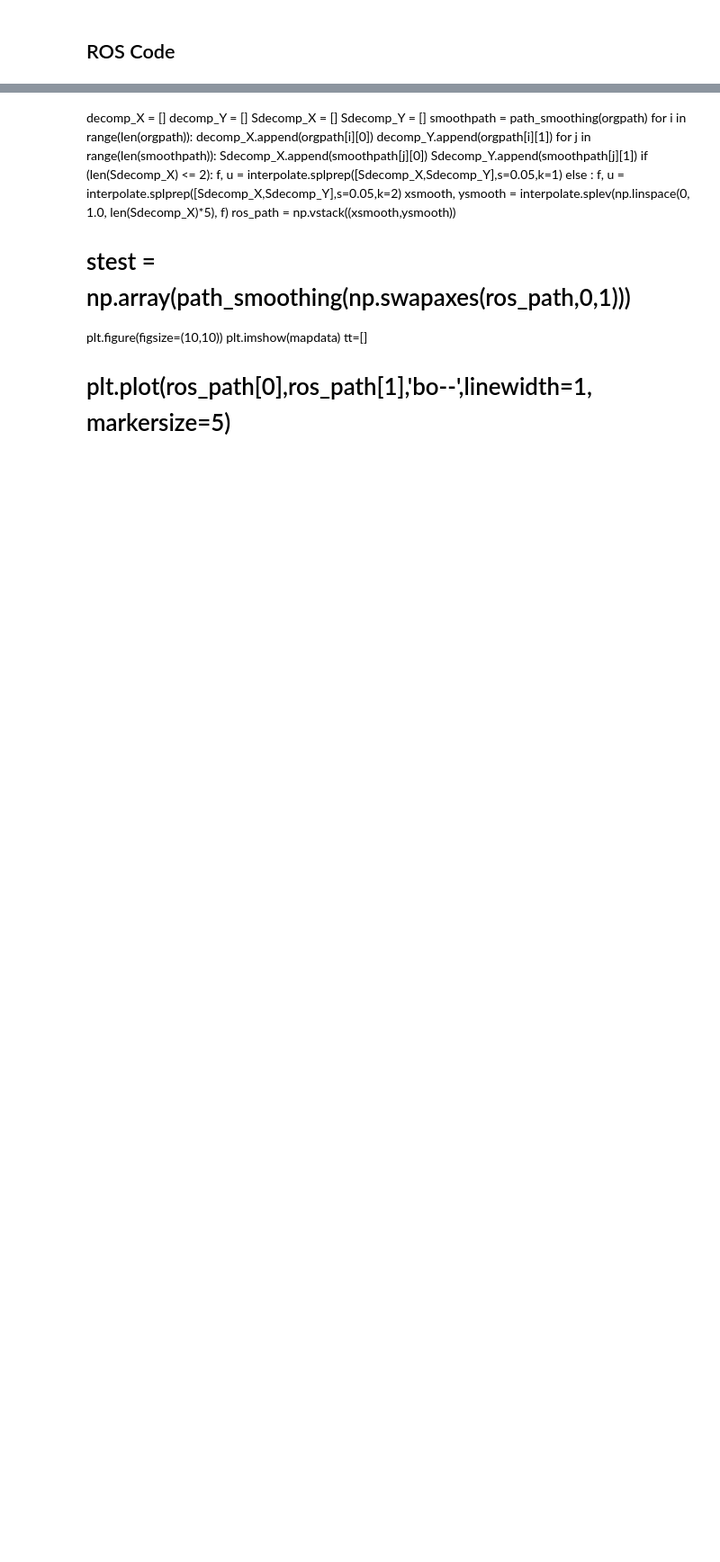
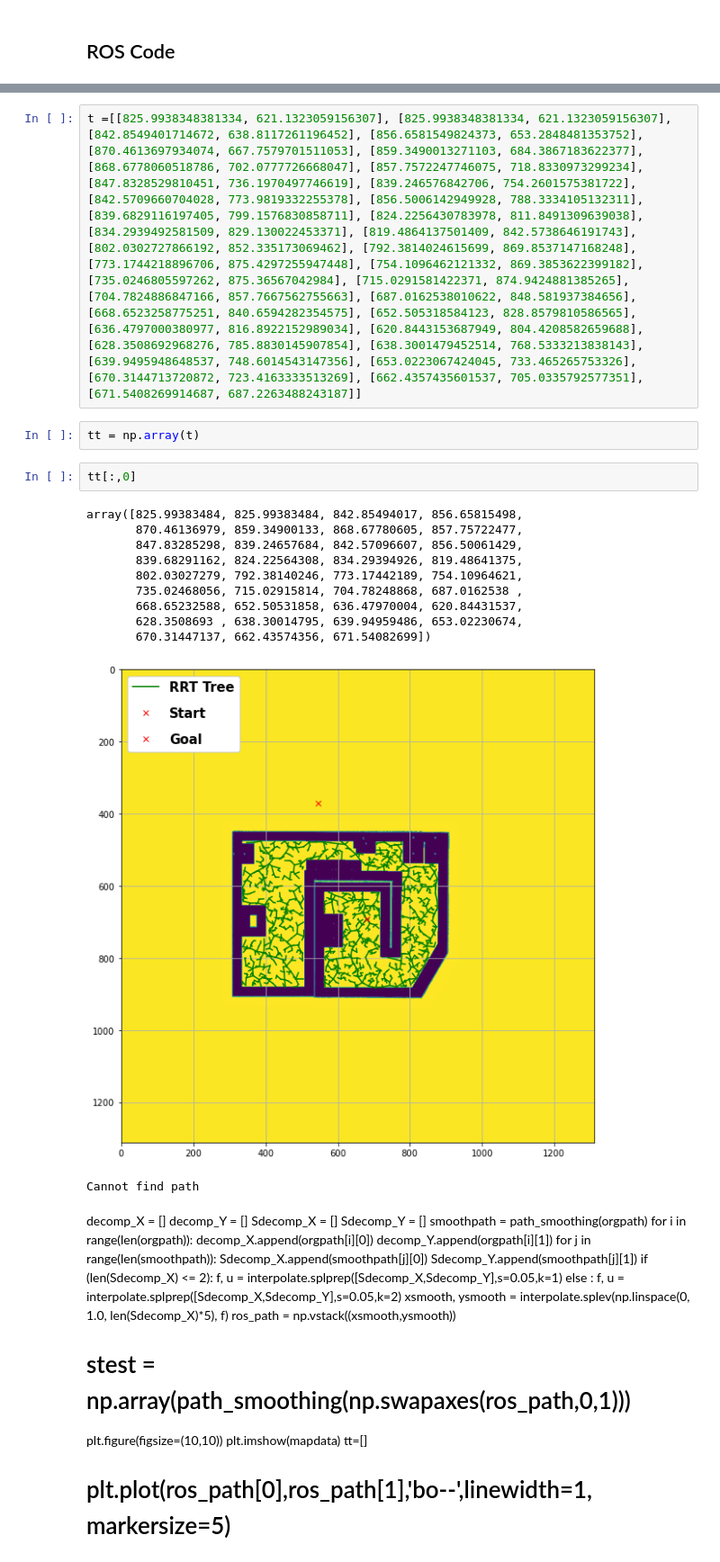
Before and after one commit to scifiswapnil/decentralized-payload-transport, a Jupyter notebook: src/jackal_workspace/scripts/GlobalPlanner.ipynb, the cells around one changed output, grey strips where cells are left out. Shown: that part at 90% size. Cells and saved outputs as stored; diff of their text form; blank space fills up the shorter version.

```diff
--- a/src/jackal_workspace/scripts/GlobalPlanner.ipynb
+++ b/src/jackal_workspace/scripts/GlobalPlanner.ipynb
@@ -441,3 +426,21 @@ spline with fp=s has been reached. Probable cause: s too small.
+# %%
+t =[[825.9938348381334, 621.1323059156307], [825.9938348381334, 621.1323059156307], [842.8549401714672, 638.8117261196452], [856.6581549824373, 653.2848481353752], [870.4613697934074, 667.7579701511053], [859.3490013271103, 684.3867183622377], [868.6778060518786, 702.0777726668047], [857.7572247746075, 718.8330973299234], [847.8328529810451, 736.1970497746619], [839.246576842706, 754.2601575381722], [842.5709660704028, 773.9819332255378], [856.5006142949928, 788.3334105132311], [839.6829116197405, 799.1576830858711], [824.2256430783978, 811.8491309639038], [834.2939492581509, 829.130022453371], [819.4864137501409, 842.5738646191743], [802.0302727866192, 852.335173069462], [792.3814024615699, 869.8537147168248], [773.1744218896706, 875.4297255947448], [754.1096462121332, 869.3853622399182], [735.0246805597262, 875.36567042984], [715.0291581422371, 874.9424881385265], [704.7824886847166, 857.7667562755663], [687.0162538010622, 848.581937384656], [668.6523258775251, 840.6594282354575], [652.505318584123, 828.8579810586565], [636.4797000380977, 816.8922152989034], [620.8443153687949, 804.4208582659688], [628.3508692968276, 785.8830145907854], [638.3001479452514, 768.5333213838143], [639.9495948648537, 748.6014543147356], [653.0223067424045, 733.465265753326], [670.3144713720872, 723.4163333513269], [662.4357435601537, 705.0335792577351], [671.5408269914687, 687.2263488243187]]
+# %%
+tt = np.array(t)
+# %%
+tt[:,0]
+# %% [output]
+array([825.99383484, 825.99383484, 842.85494017, 856.65815498,
+       870.46136979, 859.34900133, 868.67780605, 857.75722477,
+       847.83285298, 839.24657684, 842.57096607, 856.50061429,
+       839.68291162, 824.22564308, 834.29394926, 819.48641375,
+       802.03027279, 792.38140246, 773.17442189, 754.10964621,
+       735.02468056, 715.02915814, 704.78248868, 687.0162538 ,
+       668.65232588, 652.50531858, 636.47970004, 620.84431537,
+       628.3508693 , 638.30014795, 639.94959486, 653.02230674,
+       670.31447137, 662.43574356, 671.54082699])
+[figure, added]
+Cannot find path
 # %% [markdown]
 decomp_X = []
 decomp_Y = []
```
Also changed, not shown: parts of 2 cells of this notebook, 14 other files.
